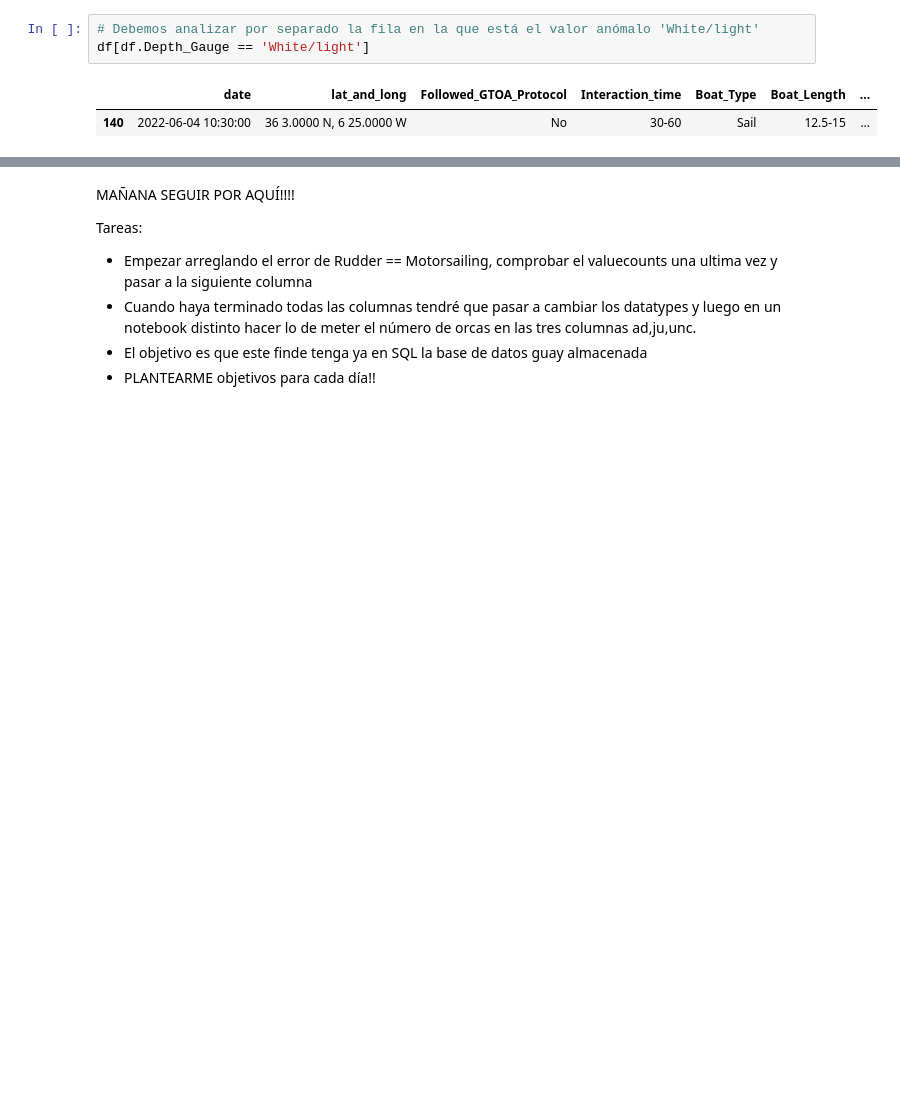
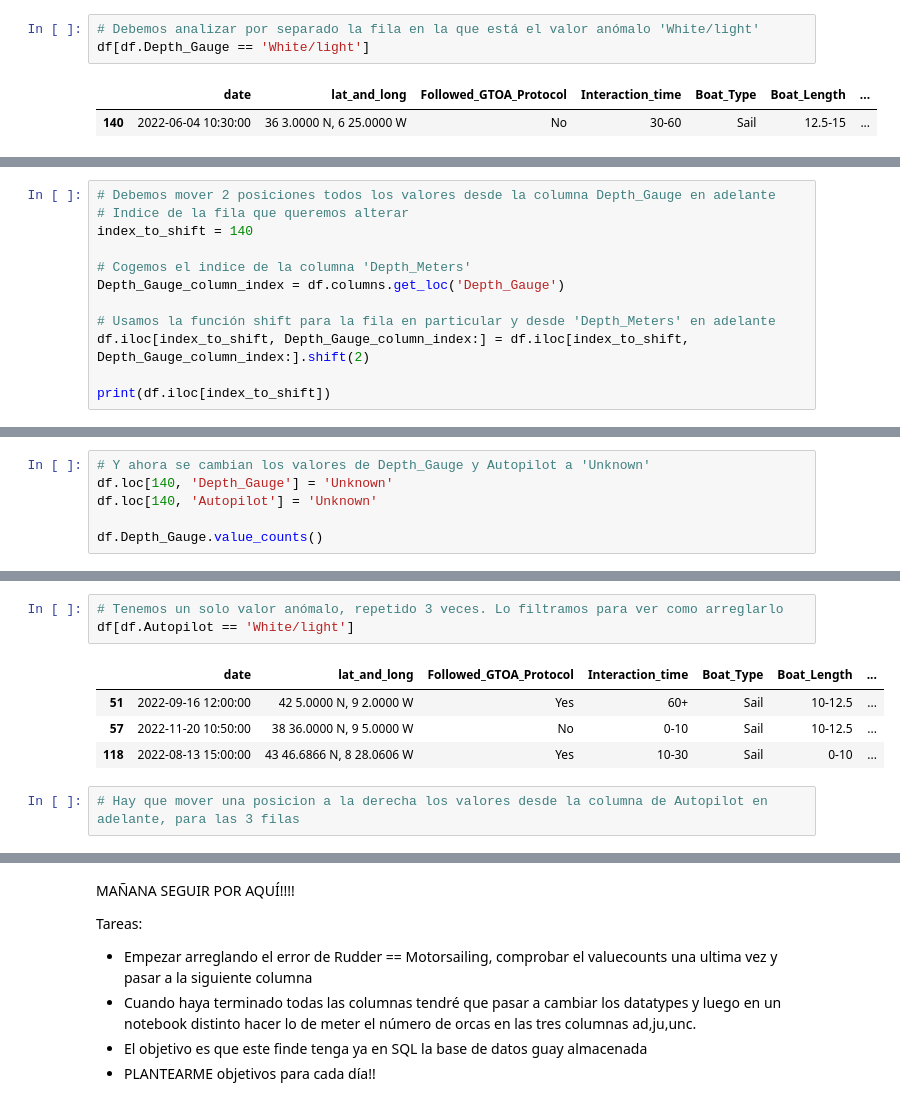
Before and after one commit to Jacobomb/Orca-interactions-in-the-Iberian-Peninsula, a Jupyter notebook: notebooks/2.DataCleaning.ipynb, the cells around one changed output, grey strips where cells are left out. Saved outputs shown, nothing was run; the diff lists cells and outputs as text; blank space fills up the shorter version.

Commit message:
Vamos por las columnas de colores

```diff
--- a/notebooks/2.DataCleaning.ipynb
+++ b/notebooks/2.DataCleaning.ipynb
@@ -1748,0 +1747,12 @@ df[df.Depth_Gauge == 'White/light']
+# %%
+# Debemos mover 2 posiciones todos los valores desde la columna Depth_Gauge en adelante
+# Indice de la fila que queremos alterar
+index_to_shift = 140
+
+# Cogemos el indice de la columna 'Depth_Meters'
+Depth_Gauge_column_index = df.columns.get_loc('Depth_Gauge')
+
+# Usamos la función shift para la fila en particular y desde 'Depth_Meters' en adelante
+df.iloc[index_to_shift, Depth_Gauge_column_index:] = df.iloc[index_to_shift, Depth_Gauge_column_index:].shift(2)
+
+print(df.iloc[index_to_shift])
@@ -1748,0 +1777,6 @@ df[df.Depth_Gauge == 'White/light']
+# %%
+# Y ahora se cambian los valores de Depth_Gauge y Autopilot a 'Unknown'
+df.loc[140, 'Depth_Gauge'] = 'Unknown'
+df.loc[140, 'Autopilot'] = 'Unknown'
+
+df.Depth_Gauge.value_counts()
@@ -1748,0 +1802,10 @@ df[df.Depth_Gauge == 'White/light']
+# %%
+# Tenemos un solo valor anómalo, repetido 3 veces. Lo filtramos para ver como arreglarlo
+df[df.Autopilot == 'White/light']
+# %% [output]
+|  | date | lat_and_long | Followed_GTOA_Protocol | Interaction_time | Boat_Type | Boat_Length | ... |
+| 51 | 2022-09-16 12:00:00 | 42 5.0000 N, 9 2.0000 W | Yes | 60+ | Sail | 10-12.5 | ... |
+| 57 | 2022-11-20 10:50:00 | 38 36.0000 N, 9 5.0000 W | No | 0-10 | Sail | 10-12.5 | ... |
+| 118 | 2022-08-13 15:00:00 | 43 46.6866 N, 8 28.0606 W | Yes | 10-30 | Sail | 0-10 | ... |
+# %%
+# Hay que mover una posicion a la derecha los valores desde la columna de Autopilot en adelante, para las 3 filas
```
Also changed, not shown: parts of 11 cells of this notebook.
